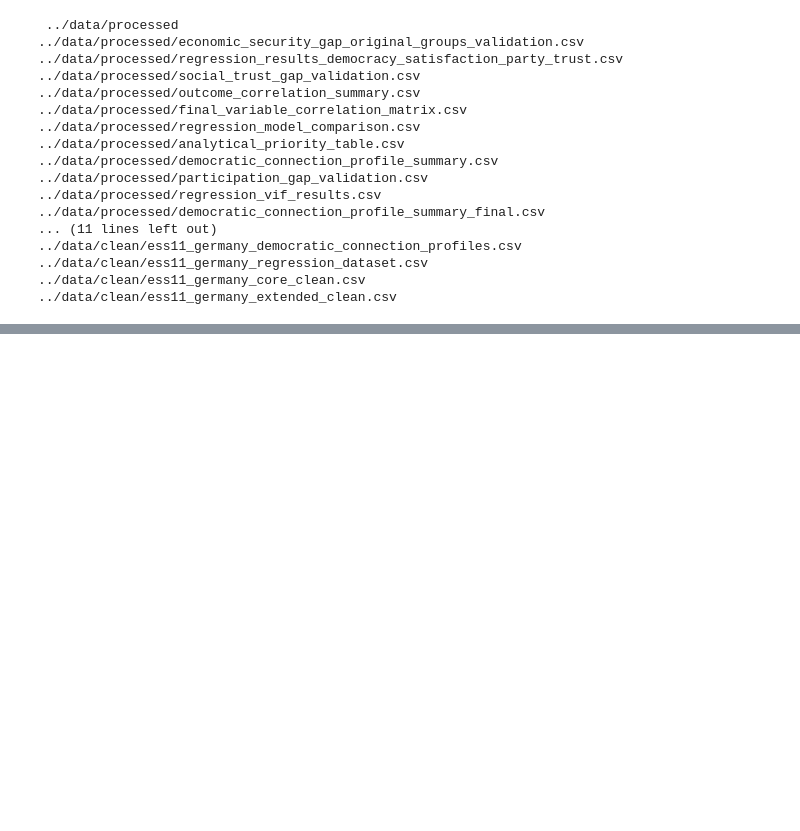
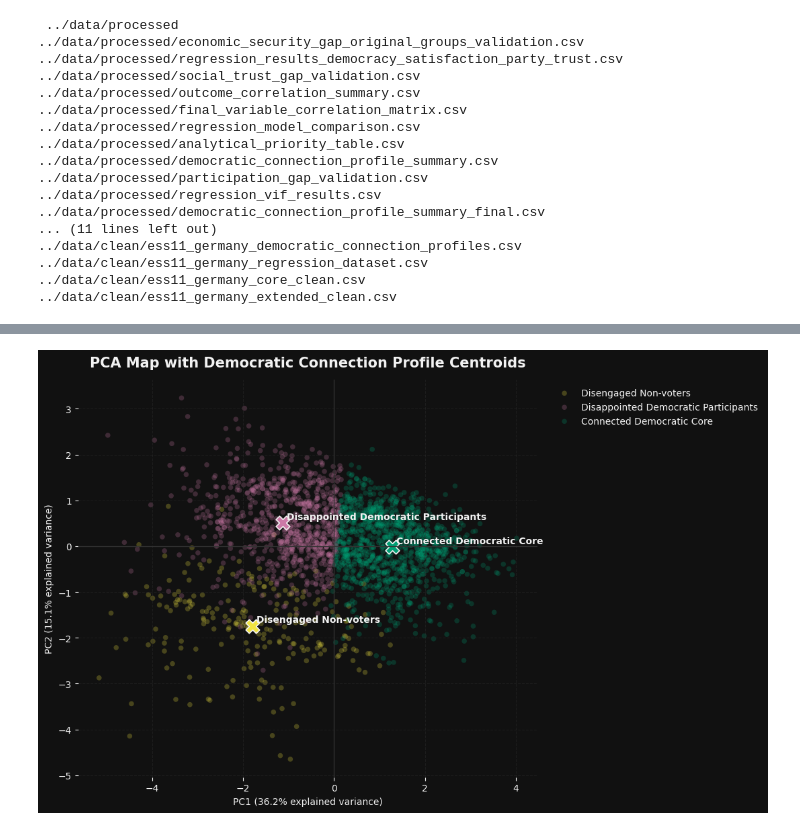
Before and after one commit to kainaegle/democratic-connection-ess11-germany, a Jupyter notebook: notebooks/01_ess11_germany_eda.ipynb, the cells around one changed output, grey strips where cells are left out. Saved outputs shown, nothing was run; the diff lists cells and outputs as text; code cells hidden in the pictures; blank space fills up the shorter version.

```diff
--- a/notebooks/01_ess11_germany_eda.ipynb
+++ b/notebooks/01_ess11_germany_eda.ipynb
@@ -5936,0 +6327,93 @@ for folder in ["../data/processed", "../data/clean"]:
+# %%
+# 66.6 Visualize PCA map with profile centroids
+
+pca_centroids = (
+    df_pca
+    .groupby("democratic_connection_profile")[["PC1", "PC2"]]
+    .mean()
+    .loc[profiles_order]
+)
+
+fig, ax = plt.subplots(figsize=(11, 7))
+fig.patch.set_facecolor(dark_bg)
+ax.set_facecolor(dark_bg)
+
+for profile in profiles_order:
+    data = df_pca[df_pca["democratic_connection_profile"] == profile]
+
+    ax.scatter(
+        data["PC1"],
+        data["PC2"],
+        label=profile,
+        color=profile_colors.get(profile, "#56B4E9"),
+        alpha=0.25,
+        s=30,
+        edgecolors="none"
+    )
+
+for profile in profiles_order:
+    ax.scatter(
+        pca_centroids.loc[profile, "PC1"],
+        pca_centroids.loc[profile, "PC2"],
+        color=profile_colors.get(profile, "#56B4E9"),
+        s=220,
+        edgecolor=text_col,
+        linewidth=1.2,
+        marker="X"
+    )
+
+    ax.text(
+        pca_centroids.loc[profile, "PC1"] + 0.08,
+        pca_centroids.loc[profile, "PC2"] + 0.08,
+        profile,
+        color=text_col,
+        fontsize=10,
+        weight="bold"
+    )
+
+ax.axhline(0, color=grid_col, linewidth=1)
+ax.axvline(0, color=grid_col, linewidth=1)
+
+ax.set_title(
+    "PCA Map with Democratic Connection Profile Centroids",
+    color=text_col,
+    fontsize=15,
+    weight="bold",
+    pad=14
+)
+
+ax.set_xlabel(f"PC1 ({pc1_var:.1f}% explained variance)", color=text_col)
+ax.set_ylabel(f"PC2 ({pc2_var:.1f}% explained variance)", color=text_col)
+
+ax.tick_params(axis="x", colors=text_col)
+ax.tick_params(axis="y", colors=text_col)
+
+ax.xaxis.grid(True, color=grid_col, linestyle="--", alpha=0.4)
+ax.yaxis.grid(True, color=grid_col, linestyle="--", alpha=0.4)
+
+for spine in ax.spines.values():
+    spine.set_visible(False)
+
+legend = ax.legend(
+    frameon=False,
+    loc="upper left",
+    bbox_to_anchor=(1.02, 1)
+)
+
+for text in legend.get_texts():
+    text.set_color(text_col)
+
+plt.tight_layout()
+
+plt.savefig(
+    viz_path / "15_pca_map_democratic_connection_profiles_centroids_dark.png",
+    dpi=300,
+    bbox_inches="tight",
+    facecolor=fig.get_facecolor()
+)
+
+plt.show()
+
+pca_centroids.round(2)
+# %% [output]
+[figure, added]
```
Also changed, not shown: parts of 46 cells of this notebook, 16 other files.
